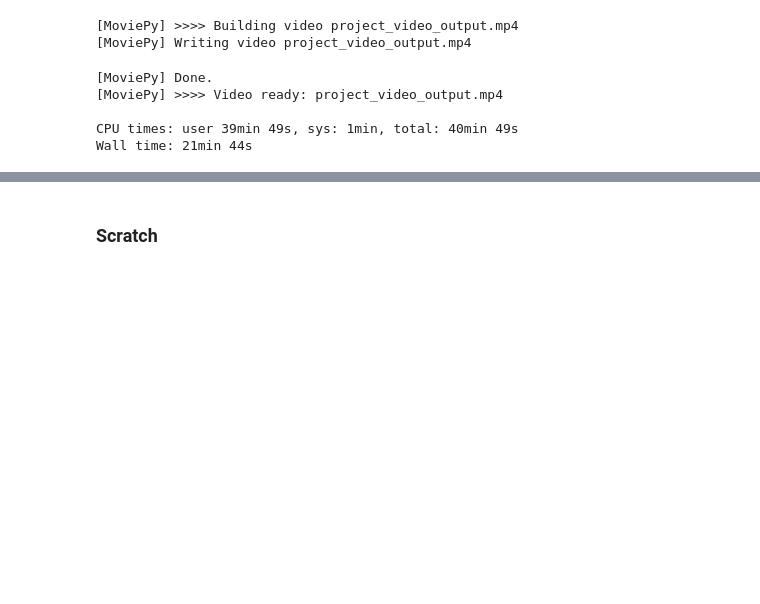
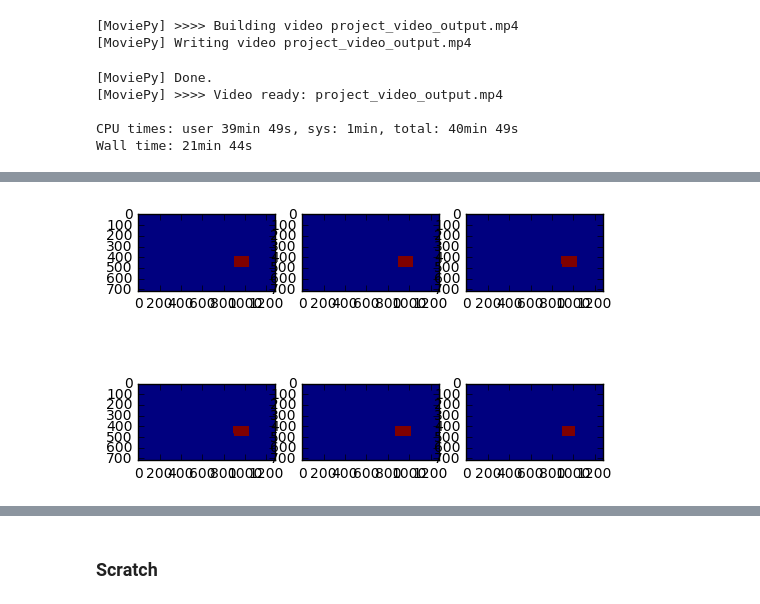
Before and after one commit to sirpsycho85/CarND-Vehicle-Detection, a Jupyter notebook: Vehicle Detection.ipynb, the cells around one changed output, grey strips where cells are left out. Drawn from its saved outputs; the diff is of its cells as text; code cells hidden in the pictures; blank space fills up the shorter version.

```diff
--- a/Vehicle Detection.ipynb
+++ b/Vehicle Detection.ipynb
@@ -439,6 +439,7 @@ class Pipeline():
                  heat_threshold=6):
         self.recent_heatmaps = None
         self.heatmap = None
+        self.draw_image = None
         self.xy_windows = xy_windows
         self.xy_overlap = xy_overlap
         self.heat_frames = heat_frames
@@ -495,6 +496,7 @@ class Pipeline():
         for bbox in bboxes:
             cv2.rectangle(draw_image, bbox[0], bbox[1], (0,0,255), 6)
 #         return draw_img
+        self.draw_image = draw_image
         return draw_image
 # %%
 from moviepy.editor import VideoFileClip
@@ -506,6 +508,7 @@ def process_movie(fname, output_fname):
                         heat_threshold=6) #4
     clip_output = clip.fl_image(pipeline.process_frame)
     %time clip_output.write_videofile(output_fname, audio=False, codec='mpeg4')
+    return pipeline
 # %%
 # test6 test20 test39 test43 test_video_2 project_video
 moviename = 'project_video'
@@ -520,3 +523,9 @@ process_movie(fname,output_fname)
 
 CPU times: user 39min 49s, sys: 1min, total: 40min 49s
 Wall time: 21min 44s
+# %%
+# test6 test20 test39 test43 test_video_2 project_video
+moviename = 'test20'
+fname = moviename + '.mp4'
+output_fname = moviename + '_output.mp4'
+pipeline = process_movie(fname,output_fname)
@@ -522,0 +540,6 @@ Wall time: 21min 44s
+# %%
+for i in range(1,7):
+    plt.subplot(2,3,i)
+    plt.imshow(pipeline.recent_heatmaps[i])
+# %% [output]
+[figure, added]
```
Also changed, not shown: parts of 5 cells of this notebook, 4 other files.
